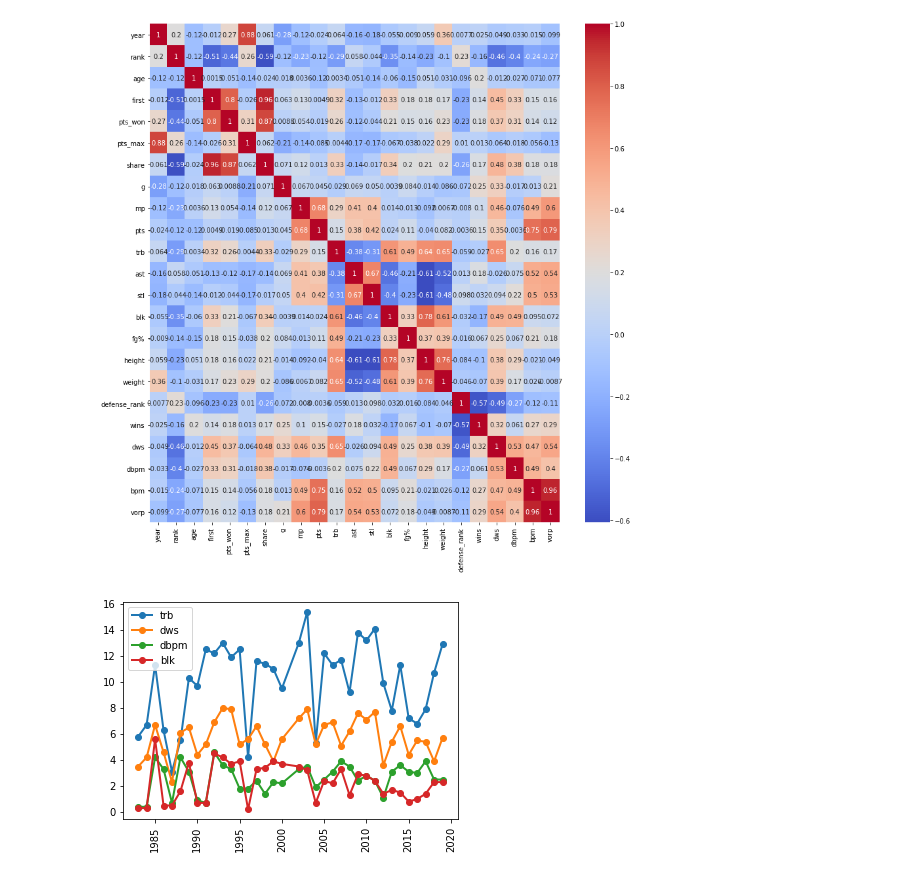
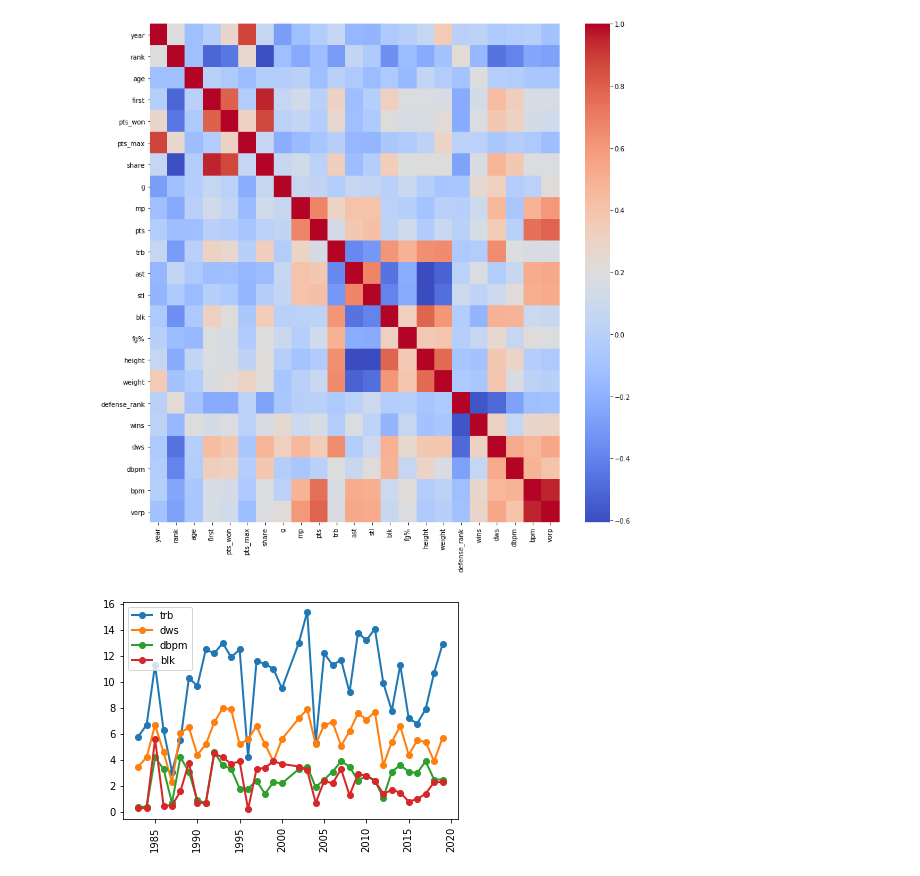
Before and after one commit to jasak17/machine-learning-nba, a Jupyter notebook: ml.ipynb, the cells around one changed output. Saved outputs shown, nothing was run; the diff lists cells and outputs as text; code cells hidden in the pictures.

```diff
--- a/ml.ipynb
+++ b/ml.ipynb
@@ -9,11 +9,11 @@ from IPython.display import display
 data = pd.read_csv('defensive.csv', engine='python')
 # %%
 plt.subplots(figsize=(14,14))
-correlation = sns.heatmap(data.corr(), cmap='coolwarm', annot=True, annot_kws={"size": 10})
+correlation = sns.heatmap(data.corr(), cmap='coolwarm', annot=False, annot_kws={"size": 10})
 figure = correlation.get_figure()
 figure.savefig('correlation.png', dpi=400)
 # %% [output]
-[figure, old version]
+[figure, new version]
 # %%
 winners = data.loc[data['rank'] == 1]
 plt.plot( 'year', 'trb', data=winners, marker='o',linewidth=2)
```
Also changed, not shown: parts of 2 cells of this notebook, 1 other file.
